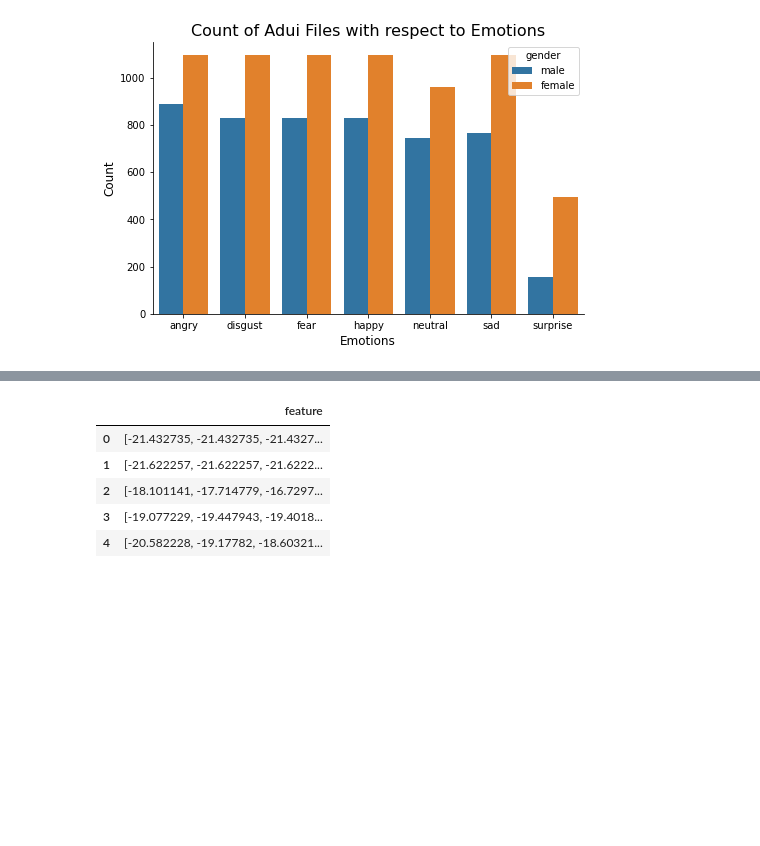
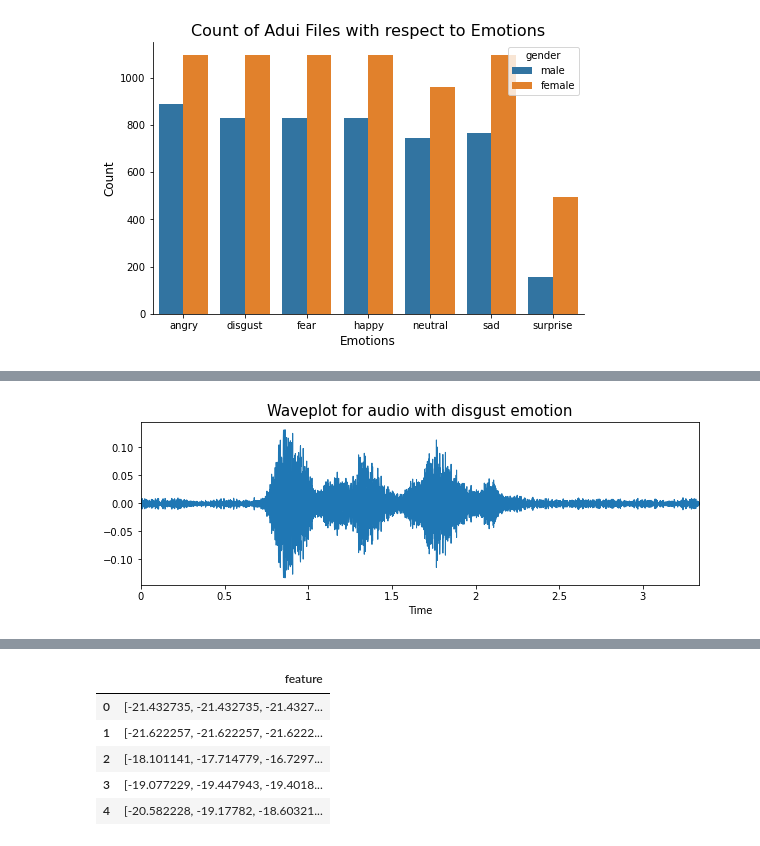
Before and after one commit to maezzedine/CMPS287-Speech-Emotion-Recognition, a Jupyter notebook: Speech Emotions Detection.ipynb, the cells around one changed output, grey strips where cells are left out. Drawn from its saved outputs; the diff is of its cells as text; code cells hidden in the pictures; blank space fills up the shorter version.

```diff
--- a/Speech Emotions Detection.ipynb
+++ b/Speech Emotions Detection.ipynb
@@ -238,0 +271,5 @@ create_waveplot(audio['path'], audio['emotion'])
+# %%
+audio = paths_df.loc[1]
+create_waveplot(audio['path'], audio['emotion'], activation=stretch)
+# %% [output]
+[figure, added]
```
Also changed, not shown: parts of 9 cells of this notebook.
